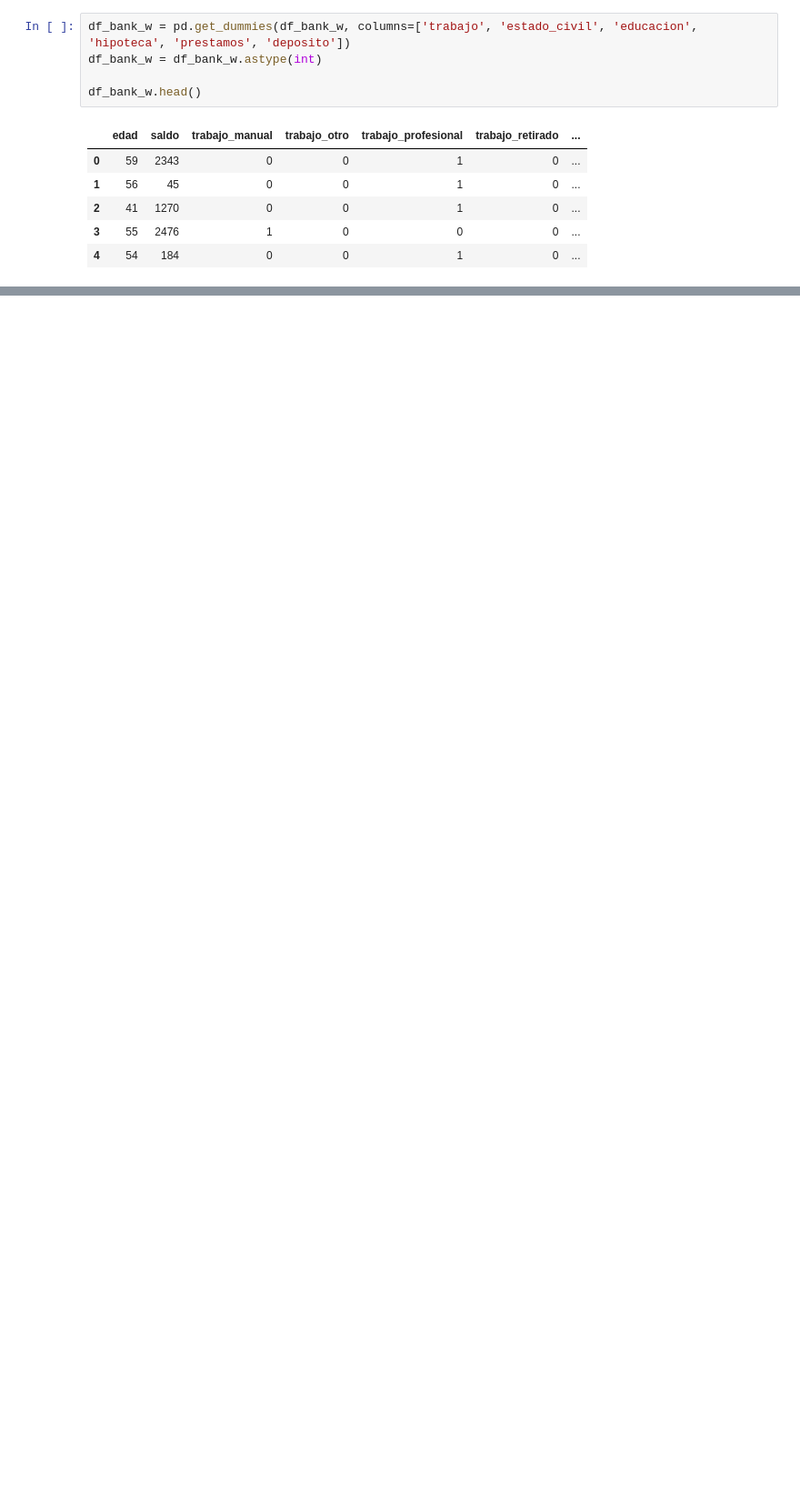
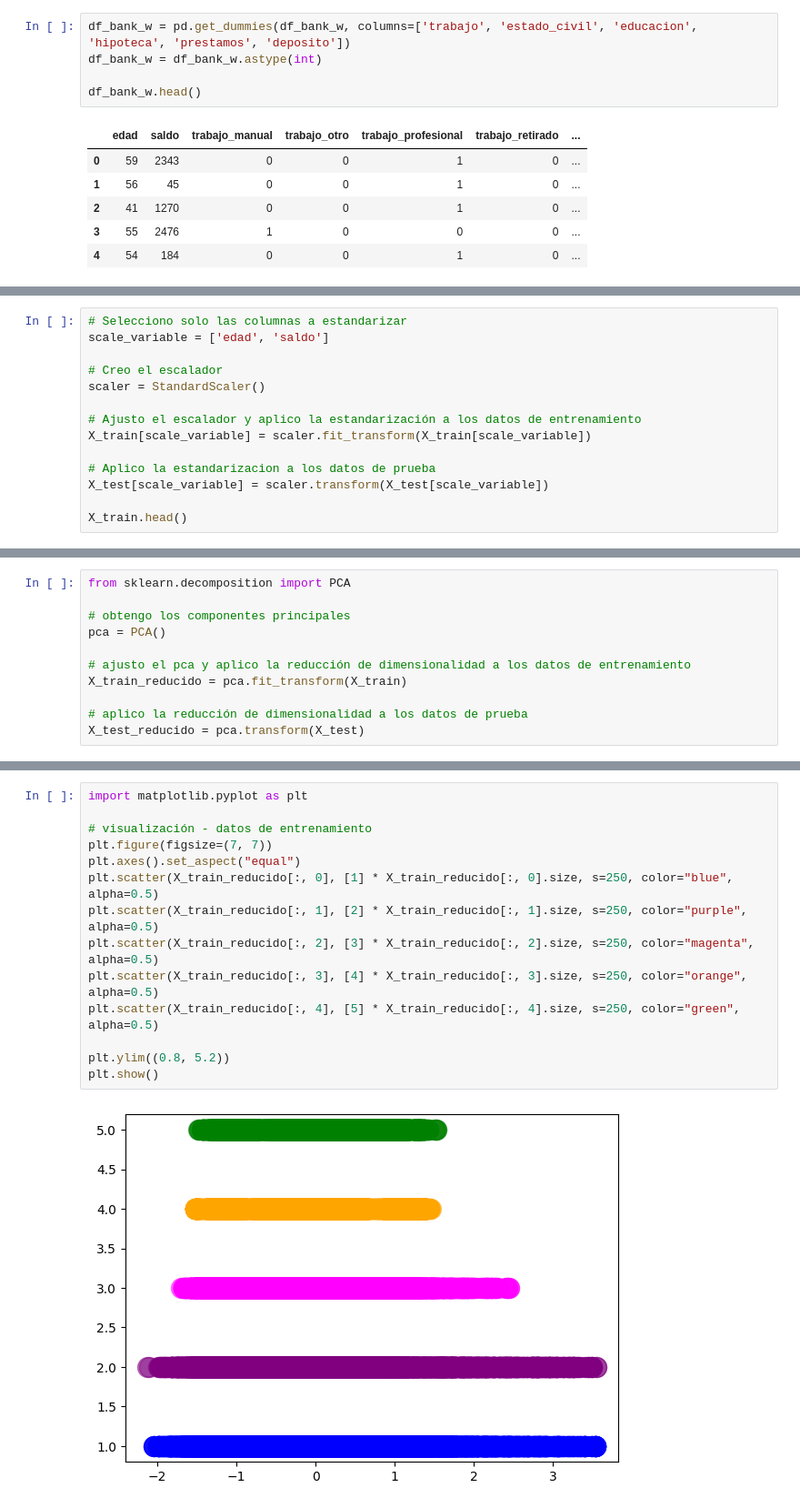
Before and after one commit to hailemen/Projecte-Machine-Learning, a Jupyter notebook: HAILE_SPRINT6.ipynb, the cells around one changed output, grey strips where cells are left out. Shown at 91% size. Cells and saved outputs as stored; diff of their text form; blank space fills up the shorter version.

```diff
--- a/HAILE_SPRINT6.ipynb
+++ b/HAILE_SPRINT6.ipynb
@@ -178,0 +199,14 @@ df_bank_w.head()
+# %%
+# Selecciono solo las columnas a estandarizar
+scale_variable = ['edad', 'saldo']
+
+# Creo el escalador
+scaler = StandardScaler()
+
+# Ajusto el escalador y aplico la estandarización a los datos de entrenamiento
+X_train[scale_variable] = scaler.fit_transform(X_train[scale_variable])
+
+# Aplico la estandarizacion a los datos de prueba
+X_test[scale_variable] = scaler.transform(X_test[scale_variable])
+
+X_train.head()
@@ -178,0 +231,11 @@ df_bank_w.head()
+# %%
+from sklearn.decomposition import PCA
+
+# obtengo los componentes principales
+pca = PCA()
+
+# ajusto el pca y aplico la reducción de dimensionalidad a los datos de entrenamiento
+X_train_reducido = pca.fit_transform(X_train)
+
+# aplico la reducción de dimensionalidad a los datos de prueba
+X_test_reducido = pca.transform(X_test)
@@ -178,0 +244,16 @@ df_bank_w.head()
+# %%
+import matplotlib.pyplot as plt
+
+# visualización - datos de entrenamiento
+plt.figure(figsize=(7, 7))
+plt.axes().set_aspect("equal")
+plt.scatter(X_train_reducido[:, 0], [1] * X_train_reducido[:, 0].size, s=250, color="blue", alpha=0.5)
+plt.scatter(X_train_reducido[:, 1], [2] * X_train_reducido[:, 1].size, s=250, color="purple", alpha=0.5)
+plt.scatter(X_train_reducido[:, 2], [3] * X_train_reducido[:, 2].size, s=250, color="magenta", alpha=0.5)
+plt.scatter(X_train_reducido[:, 3], [4] * X_train_reducido[:, 3].size, s=250, color="orange", alpha=0.5)
+plt.scatter(X_train_reducido[:, 4], [5] * X_train_reducido[:, 4].size, s=250, color="green", alpha=0.5)
+
+plt.ylim((0.8, 5.2))
+plt.show()
+# %% [output]
+[figure, added]
```
Also changed, not shown: parts of 9 cells of this notebook.
